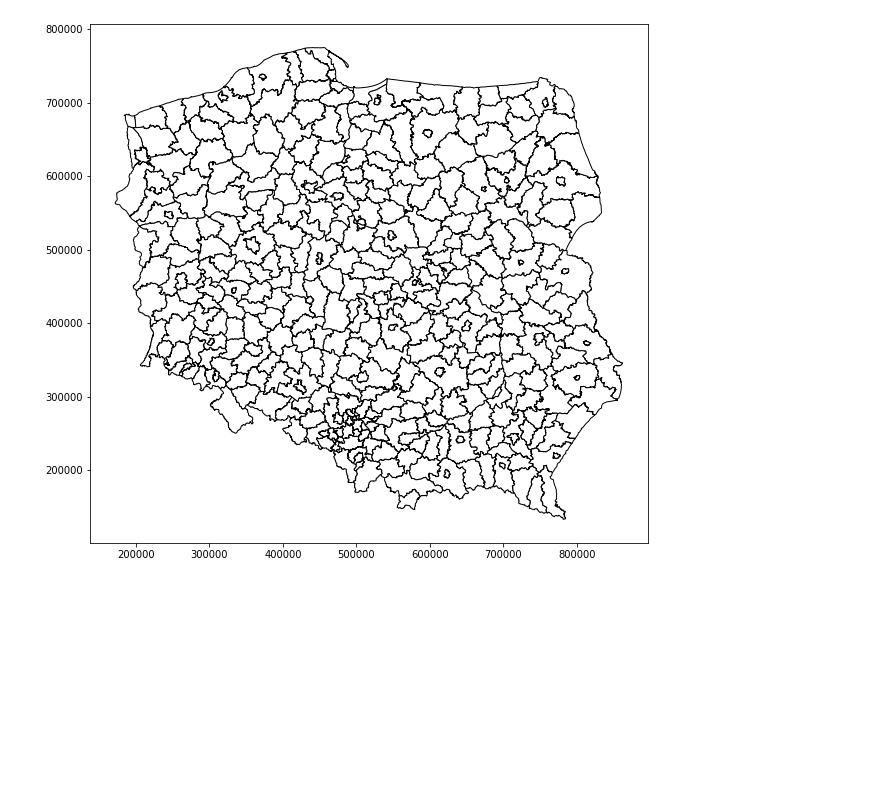
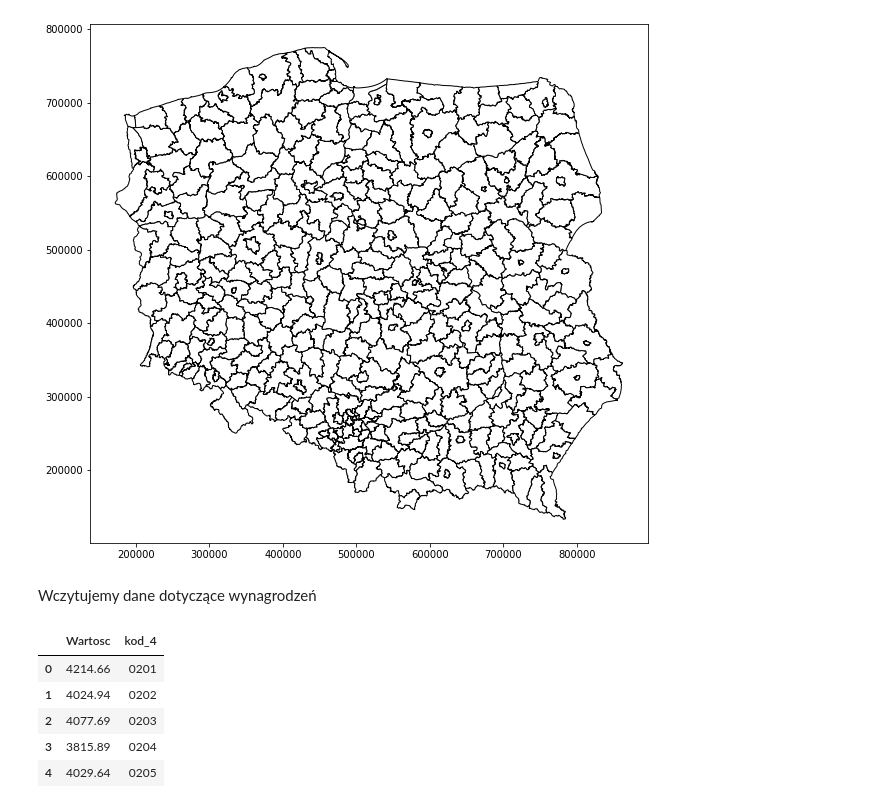
Before and after one commit to DepartmentOfStatisticsPUE/air-2021, a Jupyter notebook: notebooks/8_analizy_przetrzenne.ipynb, the cells around one changed output. Saved outputs shown, nothing was run; the diff lists cells and outputs as text; code cells hidden in the pictures; blank space fills up the shorter version.

```diff
--- a/notebooks/8_analizy_przetrzenne.ipynb
+++ b/notebooks/8_analizy_przetrzenne.ipynb
@@ -23,3 +27,19 @@ pow_df.plot(color = "white", edgecolor = "black")
 # %% [output]
 <matplotlib.axes._subplots.AxesSubplot at 0x...>
 [figure]
+# %% [markdown]
+Wczytujemy dane dotyczące wynagrodzeń
+# %%
+pow_wynagrodzenia = pd.read_excel("powiaty_wynag.xlsx", sheet_name = 1)
+pow_wynagrodzenia = pow_wynagrodzenia[["Kod", "Wartosc"]]
+pow_wynagrodzenia["kod_4"] = pow_wynagrodzenia.Kod.astype(str).str.zfill(7)
+pow_wynagrodzenia["kod_4"] = pow_wynagrodzenia.kod_4.str.slice(0,4)
+pow_wynagrodzenia.drop("Kod", axis= 1, inplace = True)
+pow_wynagrodzenia.head()
+# %% [output]
+|  | Wartosc | kod_4 |
+| 0 | 4214.66 | 0201 |
+| 1 | 4024.94 | 0202 |
+| 2 | 4077.69 | 0203 |
+| 3 | 3815.89 | 0204 |
+| 4 | 4029.64 | 0205 |
```
Also changed, not shown: parts of 12 cells of this notebook, 2 other files.
